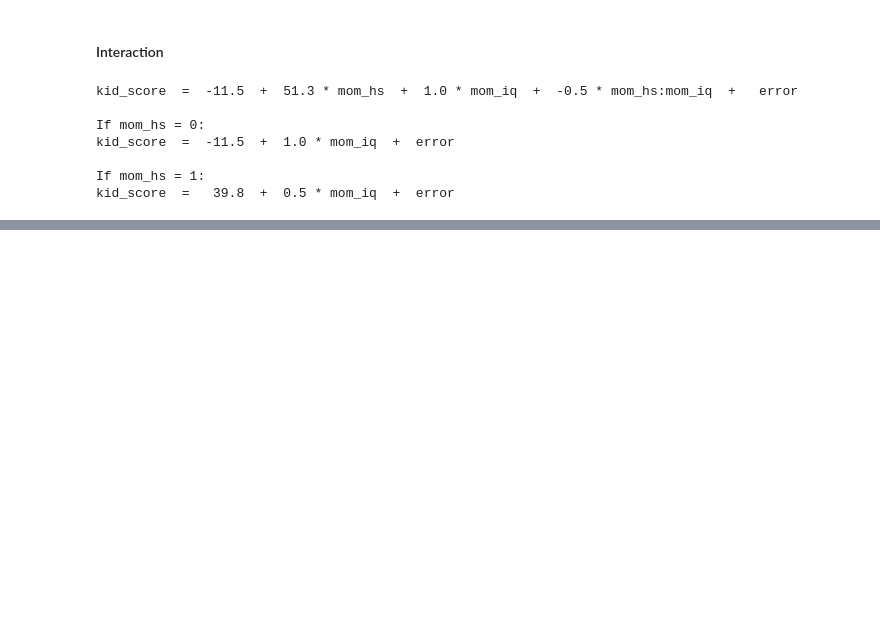
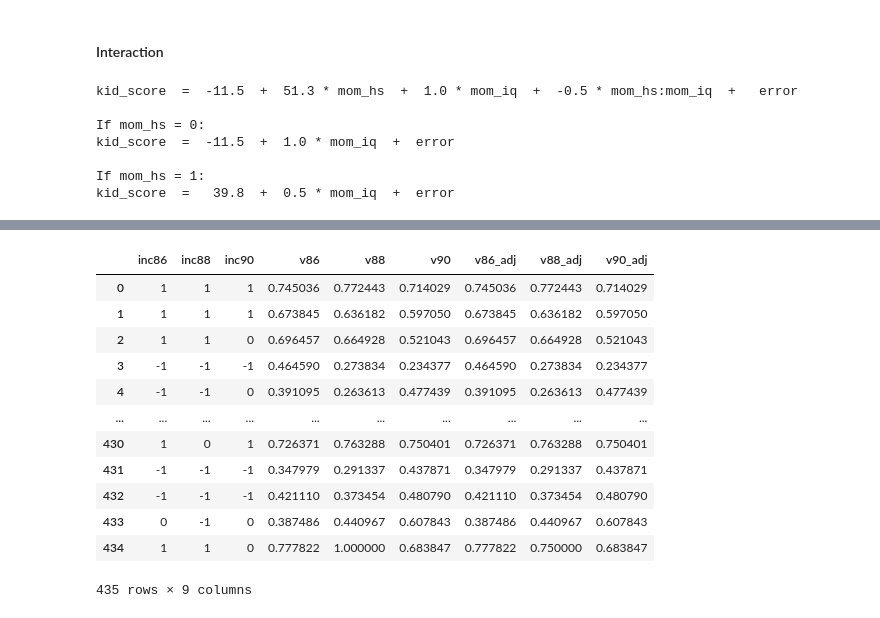
Before and after one commit to mgreenbe/DATA335W2025, a Jupyter notebook: code/2linearregression.ipynb, the cells around one changed output, grey strips where cells are left out. Drawn from its saved outputs; the diff is of its cells as text; code cells hidden in the pictures; blank space fills up the shorter version.

```diff
--- a/code/2linearregression.ipynb
+++ b/code/2linearregression.ipynb
@@ -1235,0 +1258,17 @@ kid_score  =   39.8  +  0.5 * mom_iq  +  error
+# %%
+congress = pd.read_csv("../data/congress.csv")
+congress
+# %% [output]
+|  | inc86 | inc88 | inc90 | v86 | v88 | v90 | v86_adj | v88_adj | v90_adj |
+| 0 | 1 | 1 | 1 | 0.745036 | 0.772443 | 0.714029 | 0.745036 | 0.772443 | 0.714029 |
+| 1 | 1 | 1 | 1 | 0.673845 | 0.636182 | 0.597050 | 0.673845 | 0.636182 | 0.597050 |
+| 2 | 1 | 1 | 0 | 0.696457 | 0.664928 | 0.521043 | 0.696457 | 0.664928 | 0.521043 |
+| 3 | -1 | -1 | -1 | 0.464590 | 0.273834 | 0.234377 | 0.464590 | 0.273834 | 0.234377 |
+| 4 | -1 | -1 | 0 | 0.391095 | 0.263613 | 0.477439 | 0.391095 | 0.263613 | 0.477439 |
+| ... | ... | ... | ... | ... | ... | ... | ... | ... | ... |
+| 430 | 1 | 0 | 1 | 0.726371 | 0.763288 | 0.750401 | 0.726371 | 0.763288 | 0.750401 |
+| 431 | -1 | -1 | -1 | 0.347979 | 0.291337 | 0.437871 | 0.347979 | 0.291337 | 0.437871 |
+| 432 | -1 | -1 | -1 | 0.421110 | 0.373454 | 0.480790 | 0.421110 | 0.373454 | 0.480790 |
+| 433 | 0 | -1 | 0 | 0.387486 | 0.440967 | 0.607843 | 0.387486 | 0.440967 | 0.607843 |
+| 434 | 1 | 1 | 0 | 0.777822 | 1.000000 | 0.683847 | 0.777822 | 0.750000 | 0.683847 |
+435 rows × 9 columns
```
Also changed, not shown: parts of 11 cells of this notebook.
